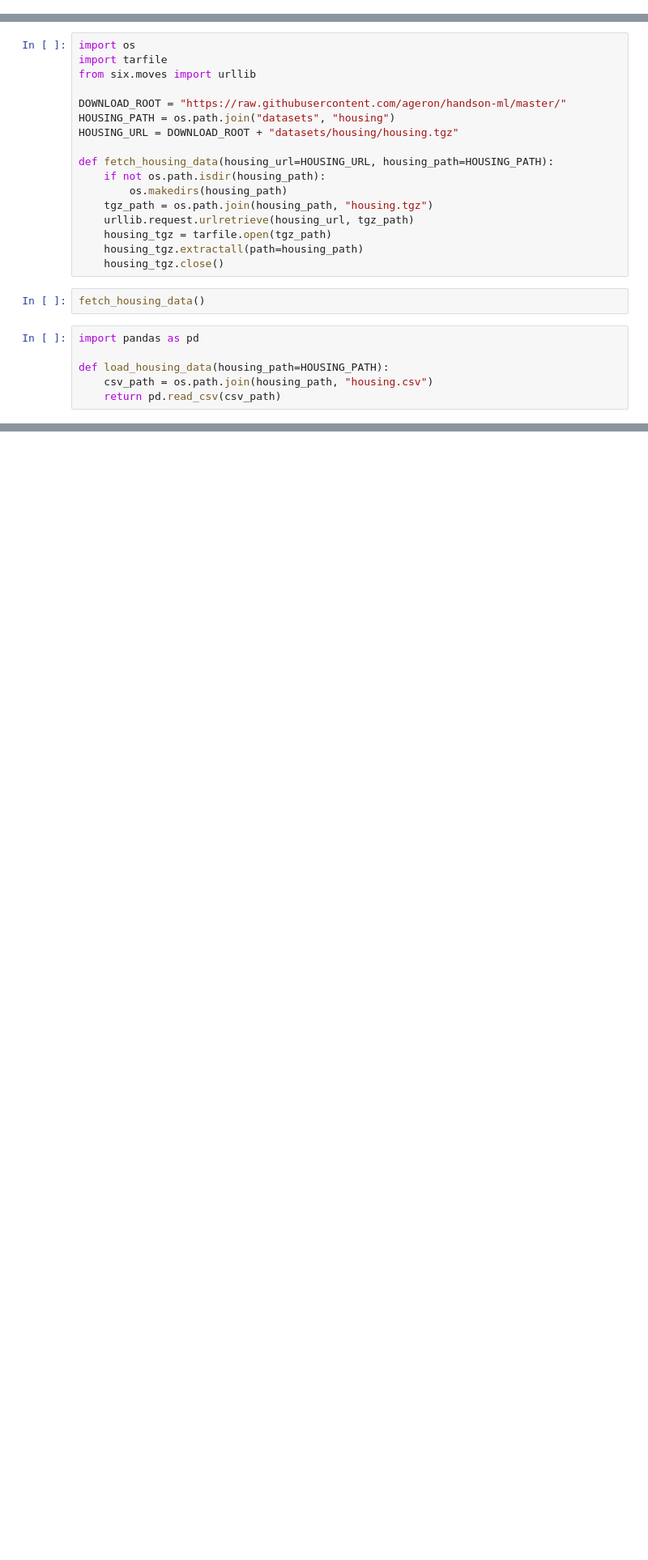
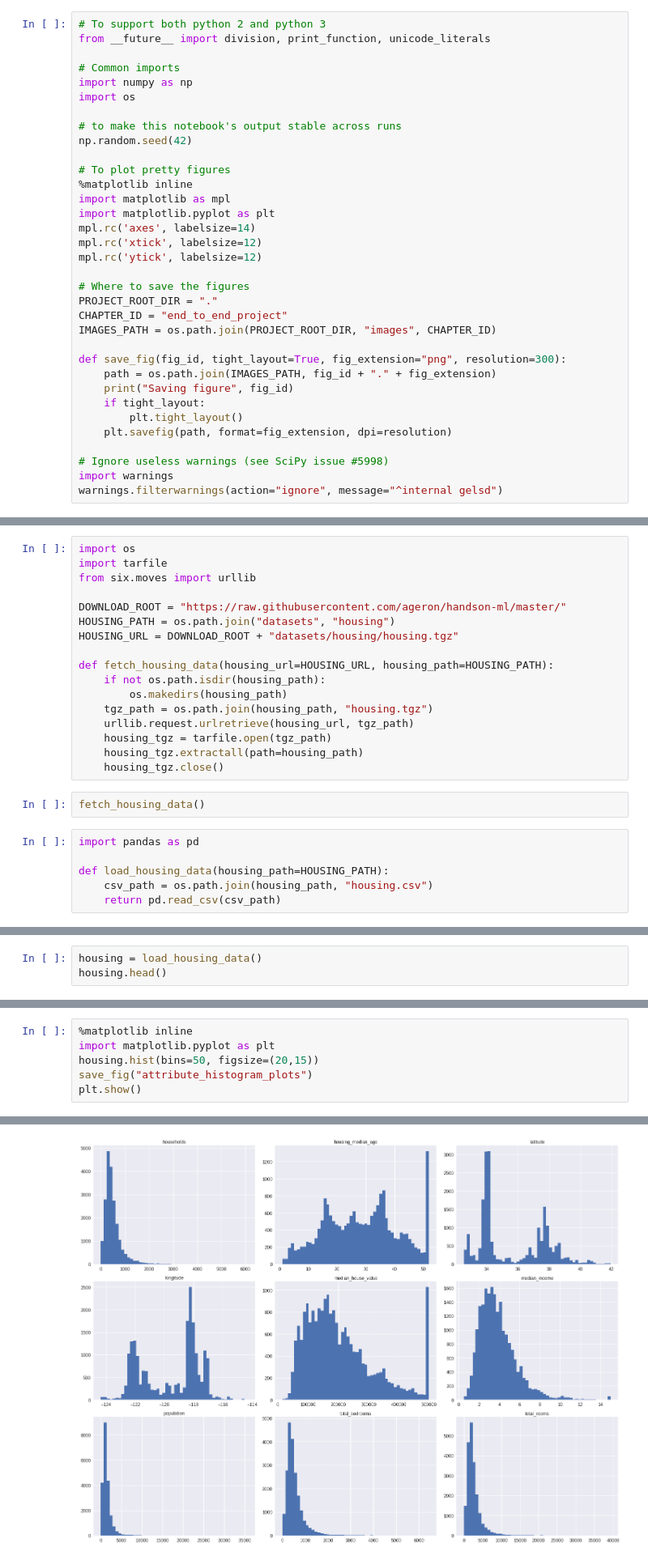
Before and after one commit to mopheiok/hands_on_sk_tf, a Jupyter notebook: 02_end_to_end_machine_learning_project.ipynb, the cells around one changed output, grey strips where cells are left out. Shown: that part at 81% size. Drawn from its saved outputs; the diff is of its cells as text; blank space fills up the shorter version.

```diff
--- a/02_end_to_end_machine_learning_project.ipynb
+++ b/02_end_to_end_machine_learning_project.ipynb
@@ -0,0 +7,34 @@
+# %%
+# To support both python 2 and python 3
+from __future__ import division, print_function, unicode_literals
+
+# Common imports
+import numpy as np
+import os
+
+# to make this notebook's output stable across runs
+np.random.seed(42)
+
+# To plot pretty figures
+%matplotlib inline
+import matplotlib as mpl
+import matplotlib.pyplot as plt
+mpl.rc('axes', labelsize=14)
+mpl.rc('xtick', labelsize=12)
+mpl.rc('ytick', labelsize=12)
+
+# Where to save the figures
+PROJECT_ROOT_DIR = "."
+CHAPTER_ID = "end_to_end_project"
+IMAGES_PATH = os.path.join(PROJECT_ROOT_DIR, "images", CHAPTER_ID)
+
+def save_fig(fig_id, tight_layout=True, fig_extension="png", resolution=300):
+    path = os.path.join(IMAGES_PATH, fig_id + "." + fig_extension)
+    print("Saving figure", fig_id)
+    if tight_layout:
+        plt.tight_layout()
+    plt.savefig(path, format=fig_extension, dpi=resolution)
+
+# Ignore useless warnings (see SciPy issue #5998)
+import warnings
+warnings.filterwarnings(action="ignore", message="^internal gelsd")
@@ -36,0 +68,3 @@ data.head()
+# %%
+housing = load_housing_data()
+housing.head()
@@ -36,0 +117,7 @@ data.head()
+# %%
+%matplotlib inline
+import matplotlib.pyplot as plt
+housing.hist(bins=50, figsize=(20,15))
+save_fig("attribute_histogram_plots")
+plt.show()
+# %% [output]
@@ -36,0 +125 @@ data.head()
+[figure, added]
```
Also changed, not shown: parts of 16 cells of this notebook.
